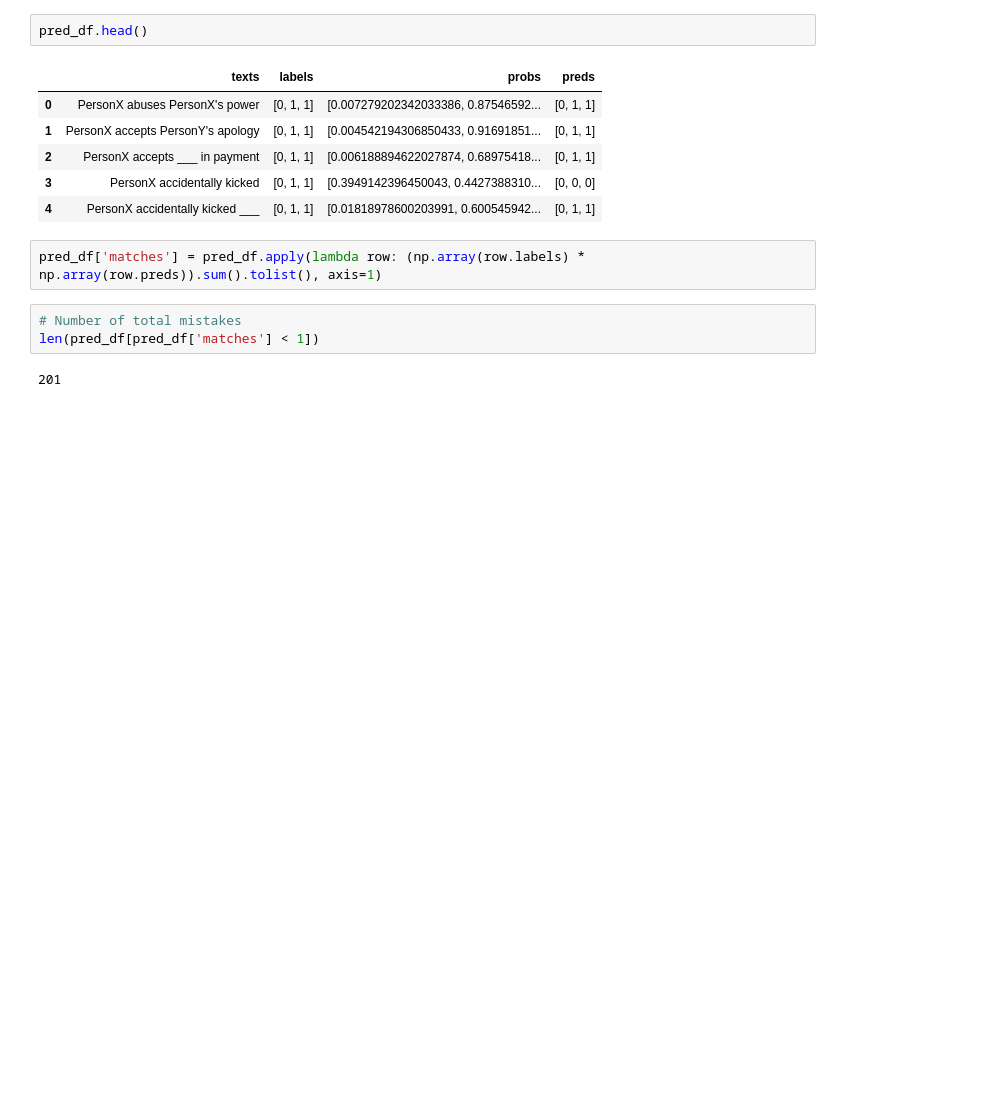
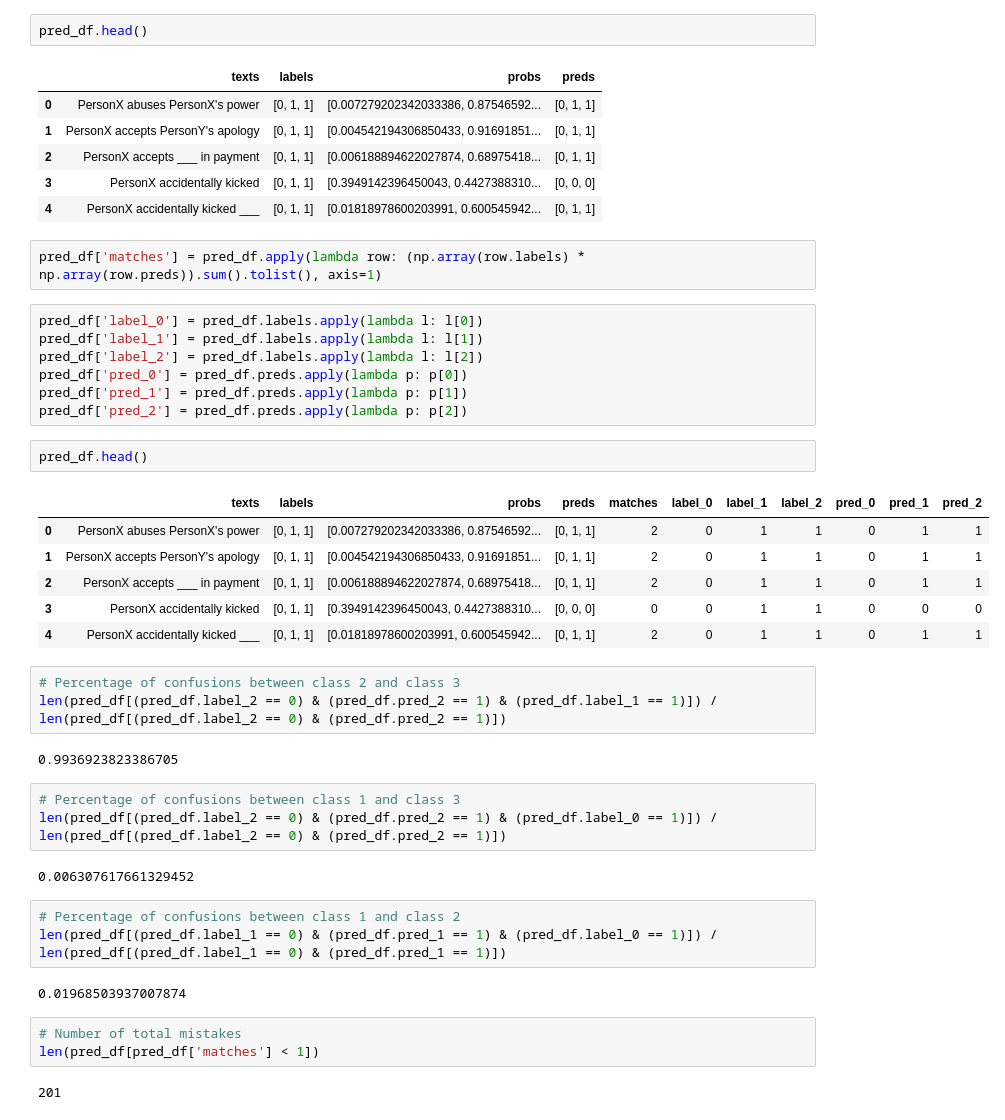
Before and after one commit to epfl-nlp/kogito, a Jupyter notebook: examples/relation_modeling/relation_modeling_swem_finetune.ipynb, the cells around one changed output. Drawn from its saved outputs; the diff is of its cells as text; blank space fills up the shorter version.

```diff
--- a/examples/relation_modeling/relation_modeling_swem_finetune.ipynb
+++ b/examples/relation_modeling/relation_modeling_swem_finetune.ipynb
@@ -316,6 +320,37 @@ pred_df.head()
 | 4 | PersonX accidentally kicked ___ | [0, 1, 1] | [0.01818978600203991, 0.600545942... | [0, 1, 1] |
 # %%
 pred_df['matches'] = pred_df.apply(lambda row: (np.array(row.labels) * np.array(row.preds)).sum().tolist(), axis=1)
+# %%
+pred_df['label_0'] = pred_df.labels.apply(lambda l: l[0])
+pred_df['label_1'] = pred_df.labels.apply(lambda l: l[1])
+pred_df['label_2'] = pred_df.labels.apply(lambda l: l[2])
+pred_df['pred_0'] = pred_df.preds.apply(lambda p: p[0])
+pred_df['pred_1'] = pred_df.preds.apply(lambda p: p[1])
+pred_df['pred_2'] = pred_df.preds.apply(lambda p: p[2])
+# %%
+pred_df.head()
+# %% [output]
+|  | texts | labels | probs | preds | matches | label_0 | label_1 | label_2 | pred_0 | pred_1 | pred_2 |
+| 0 | PersonX abuses PersonX's power | [0, 1, 1] | [0.007279202342033386, 0.87546592... | [0, 1, 1] | 2 | 0 | 1 | 1 | 0 | 1 | 1 |
+| 1 | PersonX accepts PersonY's apology | [0, 1, 1] | [0.004542194306850433, 0.91691851... | [0, 1, 1] | 2 | 0 | 1 | 1 | 0 | 1 | 1 |
+| 2 | PersonX accepts ___ in payment | [0, 1, 1] | [0.006188894622027874, 0.68975418... | [0, 1, 1] | 2 | 0 | 1 | 1 | 0 | 1 | 1 |
+| 3 | PersonX accidentally kicked | [0, 1, 1] | [0.3949142396450043, 0.4427388310... | [0, 0, 0] | 0 | 0 | 1 | 1 | 0 | 0 | 0 |
+| 4 | PersonX accidentally kicked ___ | [0, 1, 1] | [0.01818978600203991, 0.600545942... | [0, 1, 1] | 2 | 0 | 1 | 1 | 0 | 1 | 1 |
+# %%
+# Percentage of confusions between class 2 and class 3
+len(pred_df[(pred_df.label_2 == 0) & (pred_df.pred_2 == 1) & (pred_df.label_1 == 1)]) / len(pred_df[(pred_df.label_2 == 0) & (pred_df.pred_2 == 1)])
+# %% [output]
+0.9936923823386705
+# %%
+# Percentage of confusions between class 1 and class 3
+len(pred_df[(pred_df.label_2 == 0) & (pred_df.pred_2 == 1) & (pred_df.label_0 == 1)]) / len(pred_df[(pred_df.label_2 == 0) & (pred_df.pred_2 == 1)])
+# %% [output]
+0.006307617661329452
+# %%
+# Percentage of confusions between class 1 and class 2
+len(pred_df[(pred_df.label_1 == 0) & (pred_df.pred_1 == 1) & (pred_df.label_0 == 1)]) / len(pred_df[(pred_df.label_1 == 0) & (pred_df.pred_1 == 1)])
+# %% [output]
+0.01968503937007874
 # %%
 # Number of total mistakes
 len(pred_df[pred_df['matches'] < 1])
```
Also changed, not shown: parts of 1 cell of this notebook.
